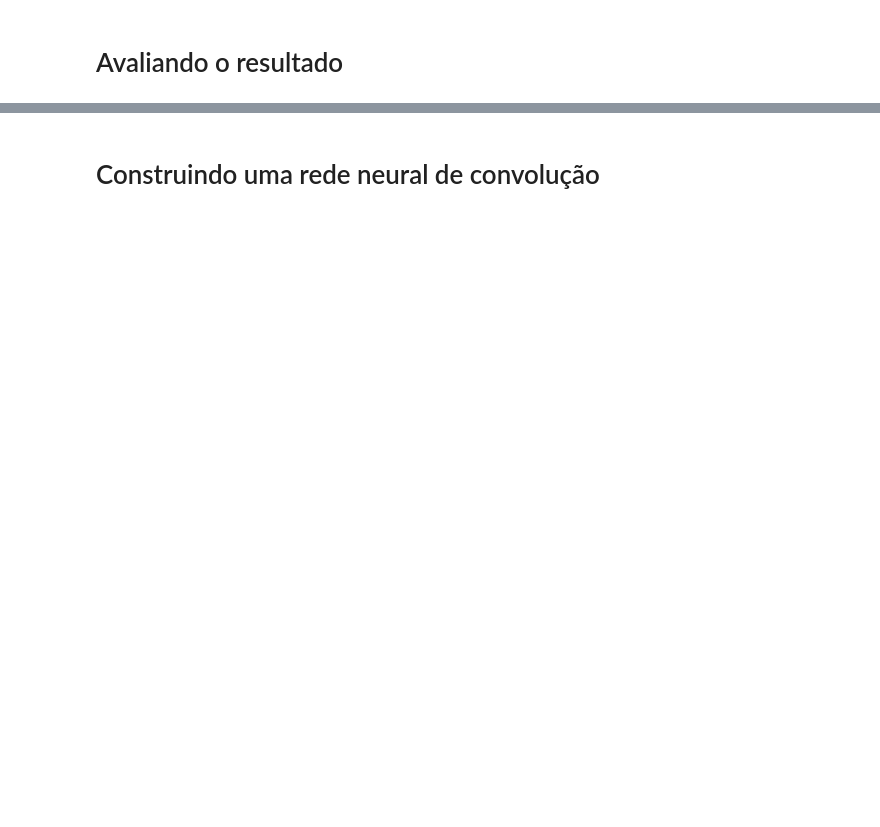
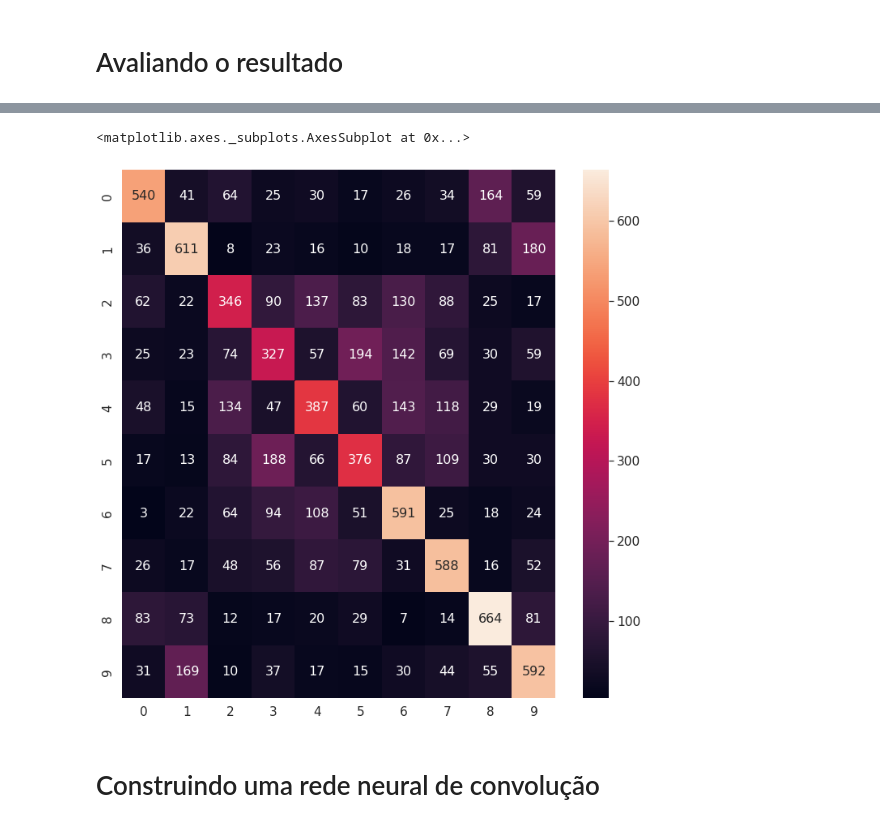
Before and after one commit to pgdinamica/deeplearning, a Jupyter notebook: notebooks/RedesConvolucionais.ipynb, the cells around one changed output, grey strips where cells are left out. Saved outputs shown, nothing was run; the diff lists cells and outputs as text; code cells hidden in the pictures; blank space fills up the shorter version.

```diff
--- a/notebooks/RedesConvolucionais.ipynb
+++ b/notebooks/RedesConvolucionais.ipynb
@@ -175,25 +168,16 @@ def train(model, dataloader, loss_func, optimizer):
 
   return cumloss / len(dataloader)
 
-def test(model, dataloader, classes):
-  # prepare to count predictions for each class
-  correct_pred = {classname: 0 for classname in classes}
-  total_pred = {classname: 0 for classname in classes}
+def validate(model, dataloader, loss_func):
+  model.eval()
+  cumloss = 0.0
 
-  # again no gradients needed
   with torch.no_grad():
-      for images, labels in dataloader:
-          images, labels = images.to(device), labels.to(device)
-          outputs = model(images)
-          _, predictions = torch.max(outputs, 1)
-          # collect the correct predictions for each class
-          for label, prediction in zip(labels, predictions):
-              if label == prediction:
-                  correct_pred[classes[label]] += 1
-              total_pred[classes[label]] += 1
+    for imgs, labels in dataloader:
+      imgs, labels = imgs.to(device), labels.to(device)
 
-  # print accuracy for each class
-  for classname, correct_count in correct_pred.items():
-      accuracy = 100 * float(correct_count) / total_pred[classname]
-      print("Accuracy for class {:5s} is: {:.1f} %".format(classname,
-                                                    accuracy))
+      pred = model(imgs)
+      loss = loss_func(pred, labels)
+      cumloss += loss.item()
+
+  return cumloss / len(dataloader)
@@ -221,0 +294,2 @@ Accuracy for class bird  is: 80.0 %
+# %%
+confusion_matrix = evaluate_accuracy(model, test_loader, CATEGORIES)
@@ -222,3 +312,11 @@ Accuracy for class bird  is: 80.0 %
+# %%
+plt.figure(figsize=(12, 12))
+sn.set(font_scale=1.4)
+sn.heatmap(confusion_matrix.tolist(),
+           annot=True, annot_kws={"size": 16}, fmt='d')
+# %% [output]
+<matplotlib.axes._subplots.AxesSubplot at 0x...>
+[figure, added]
 # %% [markdown]
 # Construindo uma rede neural de convolução
 # %%
```
Also changed, not shown: parts of 39 cells of this notebook.
